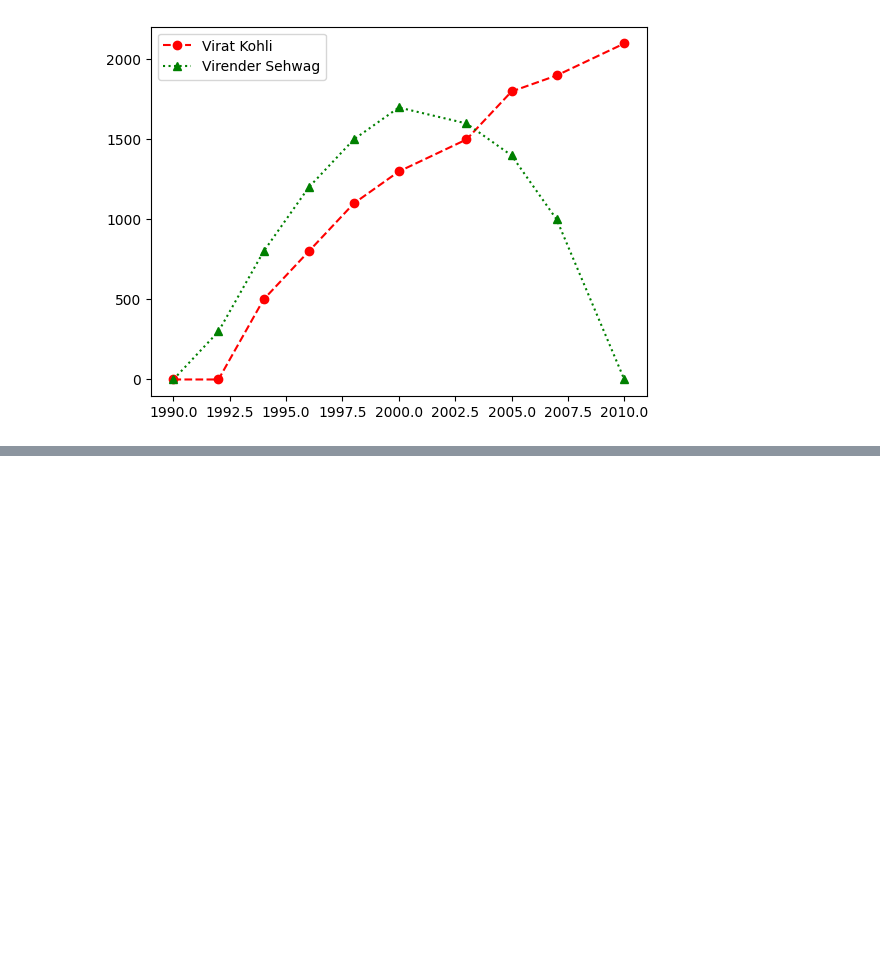
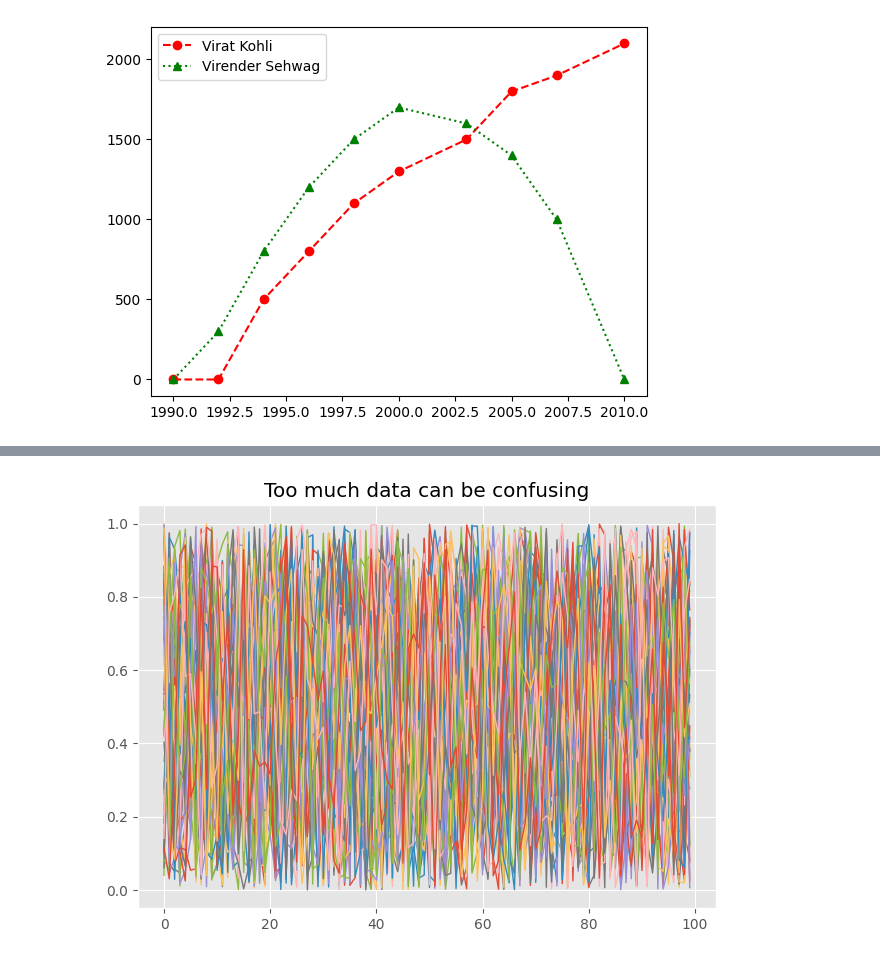
Before and after one commit to krishroy321/coders_of_delhi, a Jupyter notebook: Data Visualization using Matplotlib and Seaborn/PlottingCharts.ipynb, the cells around one changed output, grey strips where cells are left out. Drawn from its saved outputs; the diff is of its cells as text; code cells hidden in the pictures; blank space fills up the shorter version.

```diff
--- a/Data Visualization using Matplotlib and Seaborn/PlottingCharts.ipynb
+++ b/Data Visualization using Matplotlib and Seaborn/PlottingCharts.ipynb
@@ -52,0 +114,11 @@ plt.legend()
+# %%
+import numpy as np
+for i in range(50):
+    plt.plot(np.random.rand(100),linewidth=1)
+
+plt.title("Too much data can be confusing")
+plt.grid(True)
+plt.tight_layout()
+plt.show()
+# %% [output]
+[figure, added]
```
Also changed, not shown: parts of 5 cells of this notebook.
